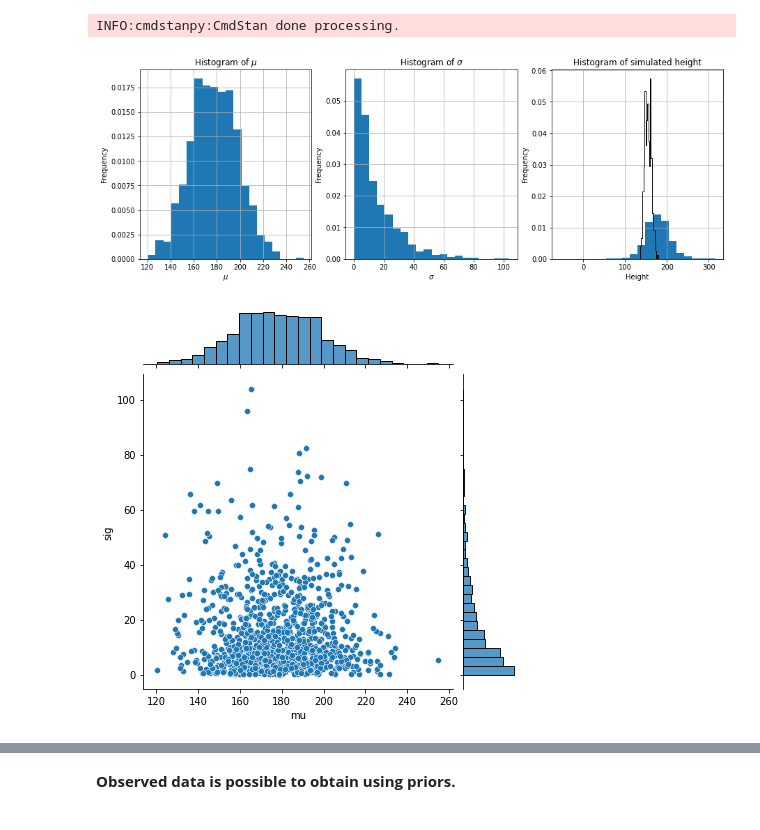
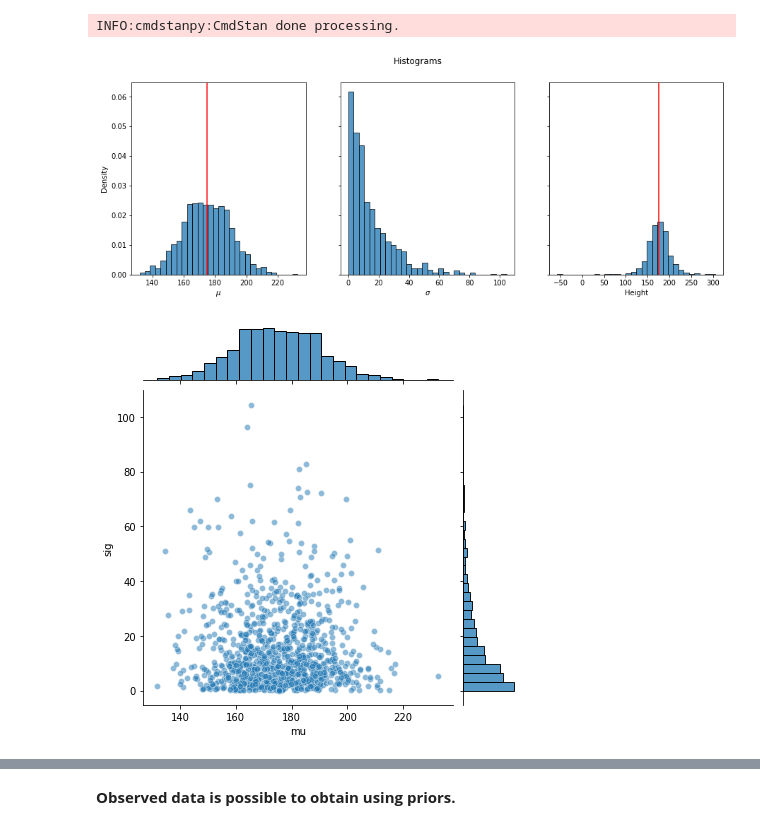
Before and after one commit to Artur-Mzyk/Data-Analytics, a Jupyter notebook: Lab4/lab4.ipynb, the cells around one changed output, grey strips where cells are left out. Saved outputs shown, nothing was run; the diff lists cells and outputs as text; code cells hidden in the pictures.

```diff
--- a/Lab4/lab4.ipynb
+++ b/Lab4/lab4.ipynb
@@ -41,6 +40,7 @@ Error:
 # %%
 R = 1000
-mu_mu, mu_sig, sig_lbd = 175, 15, 0.07
+mu_mu, mu_sig, sig_lbd = 175, 15, 0.0667
+
 sim = model_ppc.sample(data={"mu_mu": mu_mu, "mu_sig": mu_sig, "sig_lbd": sig_lbd}, iter_sampling=R, iter_warmup=0, chains=1, fixed_param=True, seed=29042020, refresh=R)
 # %% [output]
 INFO:cmdstanpy:CmdStan start processing
@@ -52,18 +49,22 @@ sim_pd.head()
 # %%
+sim_pd = sim.draws_pd()
+
 _, ax = plt.subplots(1, 3, figsize=(15, 5), sharey=True)
 sns.histplot(data=sim_pd, x="mu", stat="density", ax=ax[0], bins=30)
 sns.histplot(data=sim_pd, x="sig", stat="density", ax=ax[1], bins=30)
-sns.histplot(data=sim_pd, x="height", stat="density", ax=ax[1], bins=30)
+sns.histplot(data=sim_pd, x="height", stat="density", ax=ax[2], bins=30)
 ax[0].axvline(np.mean(sim_pd.mu), color="red")
 ax[2].axvline(np.mean(sim_pd.height), color="red")
+ax[0].set_xlabel("$\mu$")
 ax[1].set_xlabel("$\sigma$")
-plt.title("Histograms")
+ax[2].set_xlabel("Height")
+plt.suptitle("Histograms")
 plt.show()
 # %% [output]
-[figure, old version]
+[figure, new version]
 # %%
 sns.jointplot(data=sim_pd, x="mu", y="sig", alpha=0.5)
 plt.show()
 # %% [output]
-[figure, old version]
+[figure, new version]
 # %%
```
Also changed, not shown: parts of 28 cells of this notebook, 12 other files.
